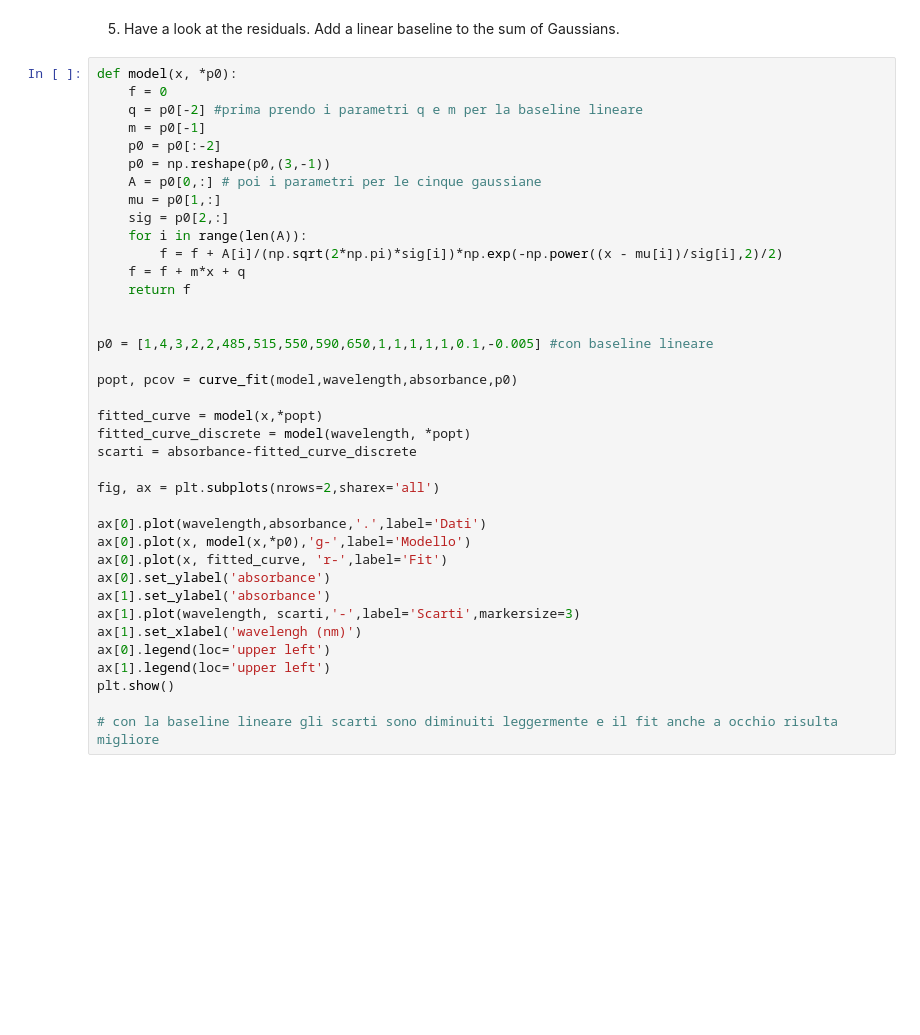
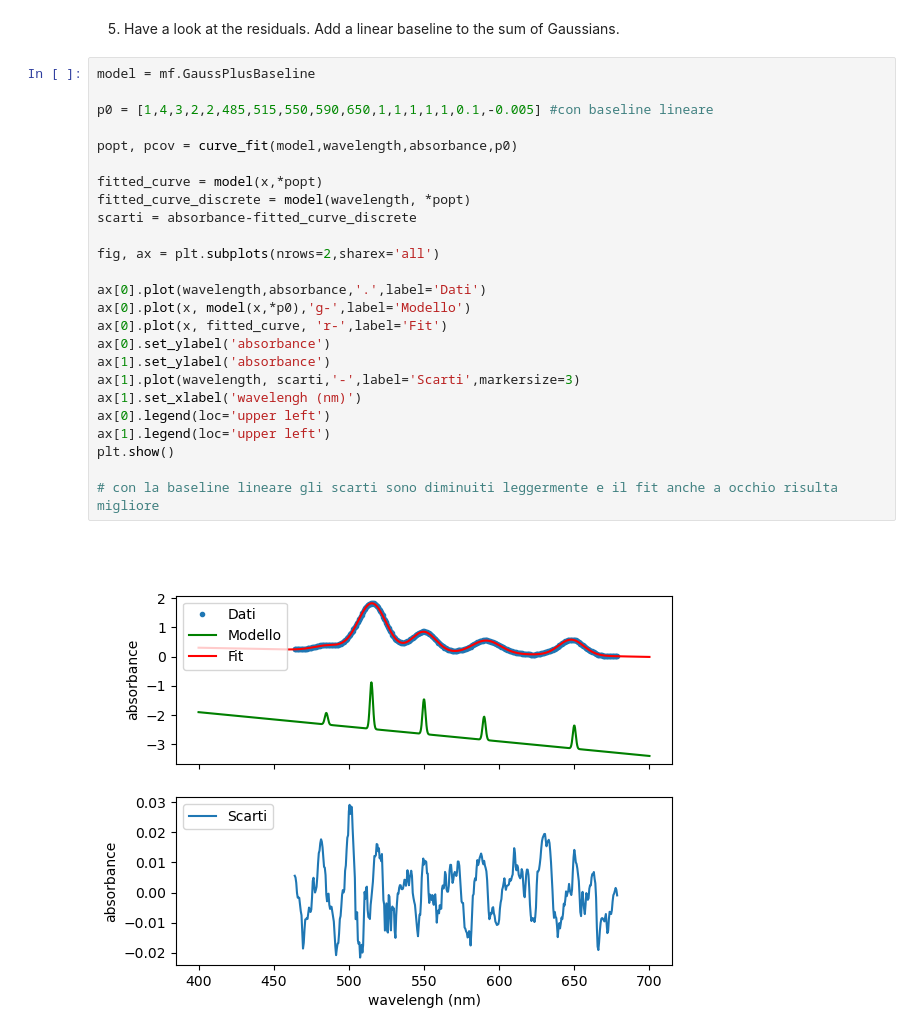
Before and after one commit to lucaiache/GitProject, a Jupyter notebook: Notebook.ipynb, the cells around one changed output. Drawn from its saved outputs; the diff is of its cells as text; blank space fills up the shorter version.

```diff
--- a/Notebook.ipynb
+++ b/Notebook.ipynb
@@ -79,40 +78,29 @@ plt.show()
 # %% [markdown]
 5) Have a look at the residuals. Add a linear baseline to the sum of Gaussians.
 # %%
-def model(x, *p0):
-    f = 0
-    q = p0[-2] #prima prendo i parametri q e m per la baseline lineare
-    m = p0[-1]
-    p0 = p0[:-2]
-    p0 = np.reshape(p0,(3,-1))
-    A = p0[0,:] # poi i parametri per le cinque gaussiane
-    mu = p0[1,:]
-    sig = p0[2,:]
-    for i in range(len(A)):
-        f = f + A[i]/(np.sqrt(2*np.pi)*sig[i])*np.exp(-np.power((x - mu[i])/sig[i],2)/2)
-    f = f + m*x + q
-    return f
-
+model = mf.GaussPlusBaseline
 
 p0 = [1,4,3,2,2,485,515,550,590,650,1,1,1,1,1,0.1,-0.005] #con baseline lineare
 
 popt, pcov = curve_fit(model,wavelength,absorbance,p0)
 
 fitted_curve = model(x,*popt)
 fitted_curve_discrete = model(wavelength, *popt)
 scarti = absorbance-fitted_curve_discrete
 
 fig, ax = plt.subplots(nrows=2,sharex='all')
 
 ax[0].plot(wavelength,absorbance,'.',label='Dati')
 ax[0].plot(x, model(x,*p0),'g-',label='Modello')
 ax[0].plot(x, fitted_curve, 'r-',label='Fit')
 ax[0].set_ylabel('absorbance')
 ax[1].set_ylabel('absorbance')
 ax[1].plot(wavelength, scarti,'-',label='Scarti',markersize=3)
 ax[1].set_xlabel('wavelengh (nm)')
 ax[0].legend(loc='upper left')
 ax[1].legend(loc='upper left')
 plt.show()
 
 # con la baseline lineare gli scarti sono diminuiti leggermente e il fit anche a occhio risulta migliore
+# %% [output]
+[figure, added]
```
Also changed, not shown: parts of 4 cells of this notebook.
